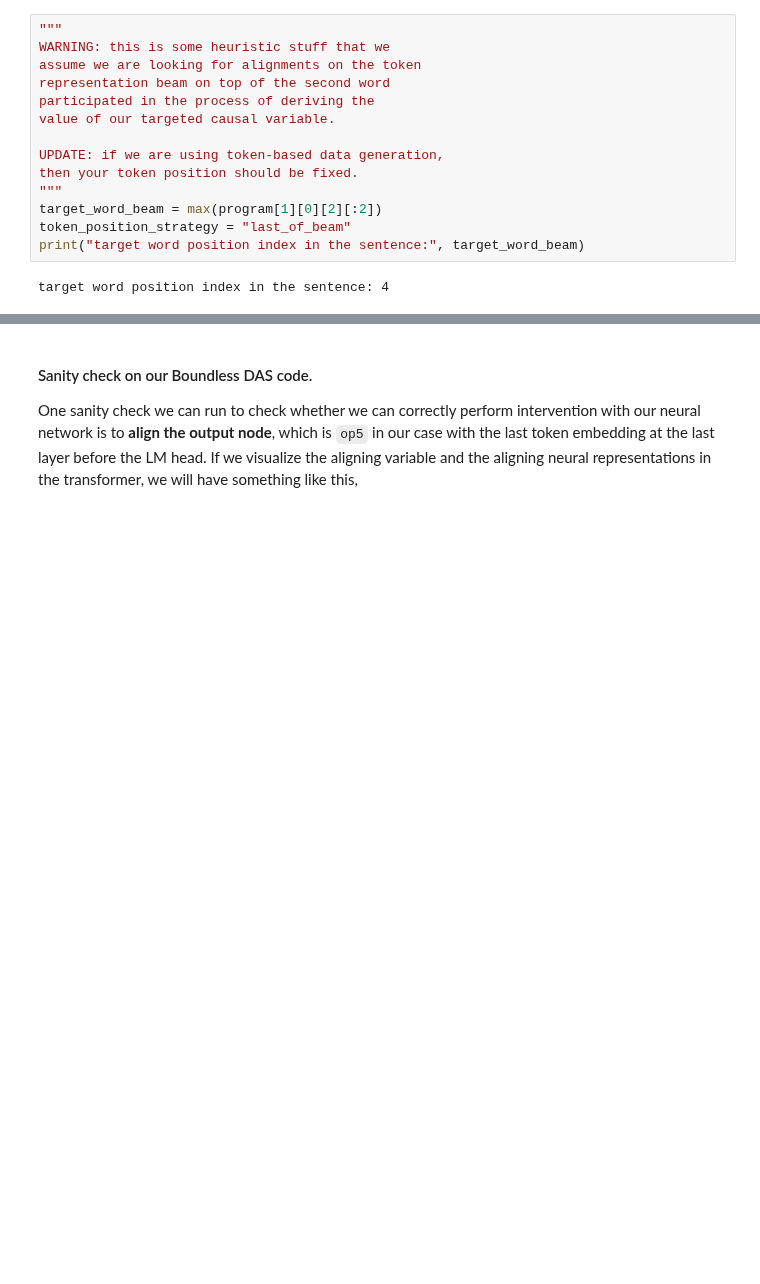
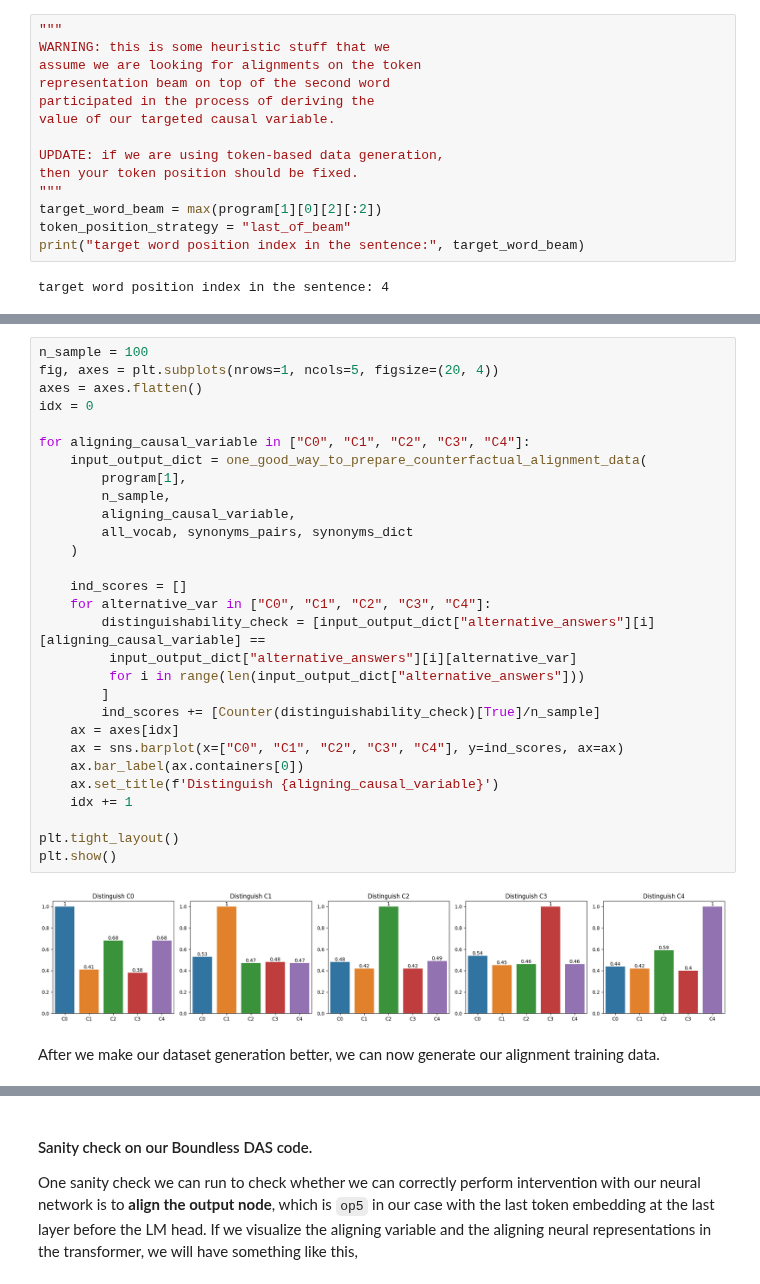
Before and after one commit to stanfordnlp/pyvene, a Jupyter notebook: examples/logic_game/tutorial.ipynb, the cells around one changed output, grey strips where cells are left out. Saved outputs shown, nothing was run; the diff lists cells and outputs as text; blank space fills up the shorter version.

```diff
--- a/examples/logic_game/tutorial.ipynb
+++ b/examples/logic_game/tutorial.ipynb
@@ -291 +326,34 @@ Counter({False: 10000, True: 10000})
+# %%
+n_sample = 100
+fig, axes = plt.subplots(nrows=1, ncols=5, figsize=(20, 4))
+axes = axes.flatten()
+idx = 0
+
+for aligning_causal_variable in ["C0", "C1", "C2", "C3", "C4"]:
+    input_output_dict = one_good_way_to_prepare_counterfactual_alignment_data(
+        program[1],
+        n_sample,
+        aligning_causal_variable,
+        all_vocab, synonyms_pairs, synonyms_dict
+    )
+
+    ind_scores = []
+    for alternative_var in ["C0", "C1", "C2", "C3", "C4"]:
+        distinguishability_check = [input_output_dict["alternative_answers"][i][aligning_causal_variable] ==
+         input_output_dict["alternative_answers"][i][alternative_var]
+         for i in range(len(input_output_dict["alternative_answers"]))
+        ]
+        ind_scores += [Counter(distinguishability_check)[True]/n_sample]
+    ax = axes[idx]
+    ax = sns.barplot(x=["C0", "C1", "C2", "C3", "C4"], y=ind_scores, ax=ax)
+    ax.bar_label(ax.containers[0])
+    ax.set_title(f'Distinguish {aligning_causal_variable}')
+    idx += 1
+
+plt.tight_layout()
+plt.show()
+# %% [output]
+[figure, added]
+# %% [markdown]
+After we make our dataset generation better, we can now generate our alignment training data.
 # %%
```
Also changed, not shown: parts of 47 cells of this notebook, 20 other files.
